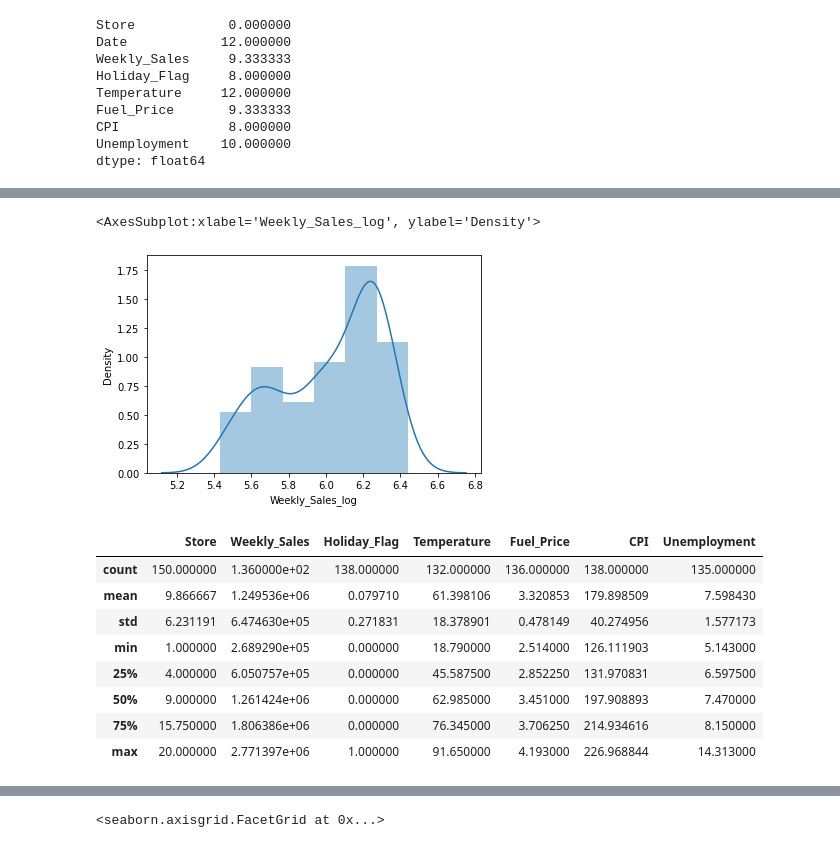
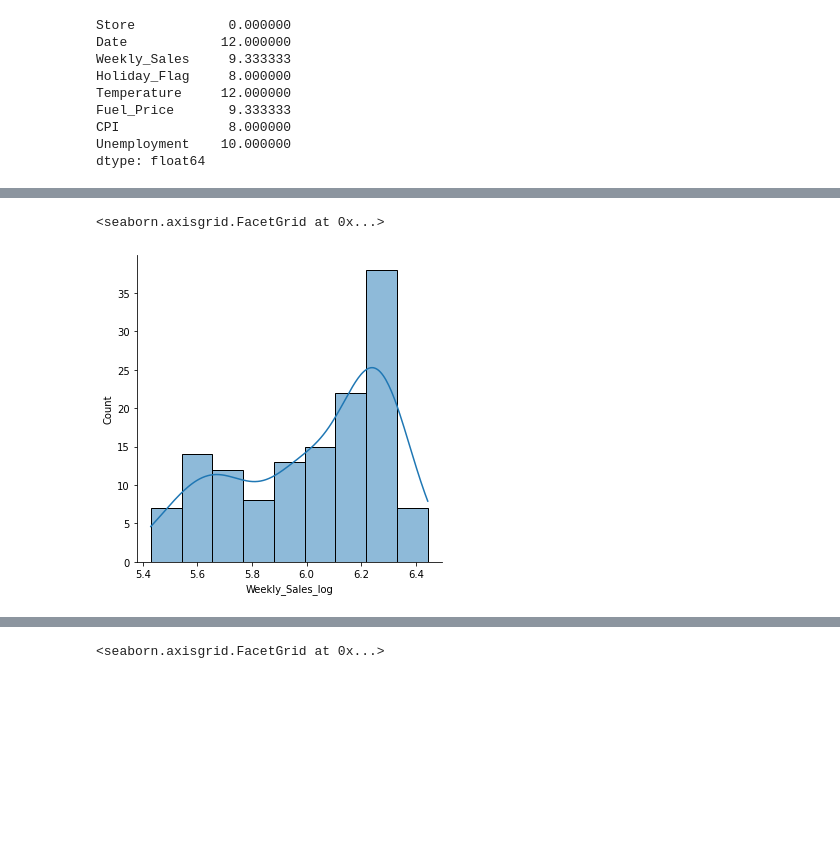
Before and after one commit to Stylomines/walmart_sales, a Jupyter notebook: walmart_project.ipynb, the cells around one changed output, grey strips where cells are left out. Cells and saved outputs as stored; diff of their text form; code cells hidden in the pictures; blank space fills up the shorter version.

```diff
--- a/walmart_project.ipynb
+++ b/walmart_project.ipynb
@@ -86,7 +87,7 @@ df_walmart.describe()
 | max | 20.000000 | 2.771397e+06 | 1.000000 | 91.650000 | 4.193000 | 226.968844 | 14.313000 | 6.442699 |
 # %%
 # distribution of Weekly_Sales_log
-sns.distplot(df_walmart.Weekly_Sales_log)
+sns.displot(df_walmart.Weekly_Sales_log, kde = True)
 # %% [output]
-<AxesSubplot:xlabel='Weekly_Sales_log', ylabel='Density'>
+<seaborn.axisgrid.FacetGrid at 0x...>
-[figure, old version]
+[figure, new version]
@@ -95,15 +94,3 @@ df_walmart.drop(columns="Weekly_Sales_log", inplace=True)
-# %%
-df_walmart.describe()
-# %% [output]
-|  | Store | Weekly_Sales | Holiday_Flag | Temperature | Fuel_Price | CPI | Unemployment |
-| count | 150.000000 | 1.360000e+02 | 138.000000 | 132.000000 | 136.000000 | 138.000000 | 135.000000 |
-| mean | 9.866667 | 1.249536e+06 | 0.079710 | 61.398106 | 3.320853 | 179.898509 | 7.598430 |
-| std | 6.231191 | 6.474630e+05 | 0.271831 | 18.378901 | 0.478149 | 40.274956 | 1.577173 |
-| min | 1.000000 | 2.689290e+05 | 0.000000 | 18.790000 | 2.514000 | 126.111903 | 5.143000 |
-| 25% | 4.000000 | 6.050757e+05 | 0.000000 | 45.587500 | 2.852250 | 131.970831 | 6.597500 |
-| 50% | 9.000000 | 1.261424e+06 | 0.000000 | 62.985000 | 3.451000 | 197.908893 | 7.470000 |
-| 75% | 15.750000 | 1.806386e+06 | 0.000000 | 76.345000 | 3.706250 | 214.934616 | 8.150000 |
-| max | 20.000000 | 2.771397e+06 | 1.000000 | 91.650000 | 4.193000 | 226.968844 | 14.313000 |
 # %%
 df_walmart["Store"] = df_walmart["Store"].astype(str)
 df_walmart.info()
```
Also changed, not shown: parts of 17 cells of this notebook.
